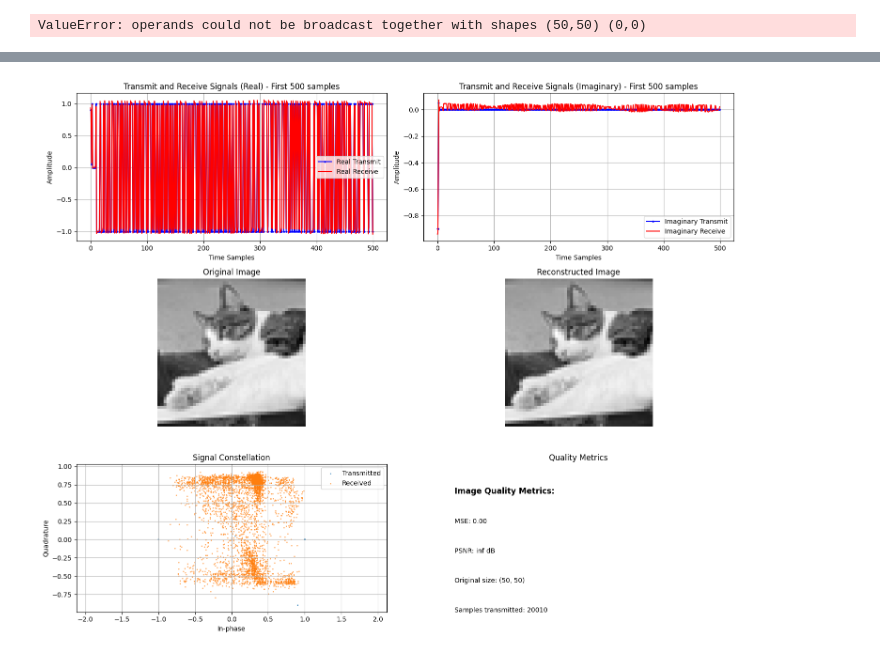
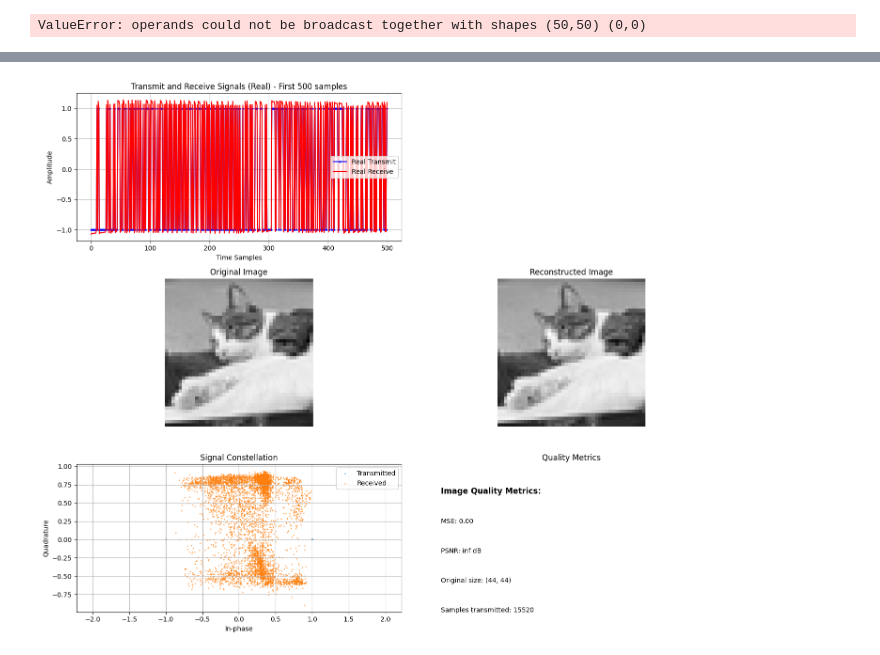
Before and after one commit to HeckerWithAHat/PlutoSDR-Exhaustive-Search, a Jupyter notebook: simulations/send_image.ipynb, the cells around one changed output, grey strips where cells are left out. Saved outputs shown, nothing was run; the diff lists cells and outputs as text; code cells hidden in the pictures.

Commit message:
new method of sending image information

```diff
--- a/simulations/send_image.ipynb
+++ b/simulations/send_image.ipynb
@@ -28,7 +28,7 @@ T = ts * sps  # time between data symbols (seconds per symbol)
 # ---------------------------------------------------------------
 # Initialize transmitter and receiver.
 # ---------------------------------------------------------------
-tx = Pluto("usb:2.34.5")  # change to your Pluto device
+tx = Pluto("usb:2.9.5")  # change to your Pluto device
 tx.tx_gain = 90  # set the transmitter gain
 
 rx = tx
@@ -794,24 +804,30 @@ def bits_to_image(bits, image_size):
     return Image.fromarray(img_array, mode='L')
 # %%
 image_path = "../files/image.jpg"
-max_bits = 20000
 
-bitstream, img_size = image_to_bits(image_path, max_bits)
-transmit_signal = bits_to_signal(bitstream, img_size, max_bits)
+bitstream, original_size = image_to_bits(image_path, max_bits=16000)
+transmit_signal = bits_to_signal(bitstream, original_size, max_bits=16000)
 
 print(f"Encoded signal length: {len(transmit_signal)}")
 
 # ---- SDR TRANSMIT ----
-# system.transmit_signal(transmit_signal)  # your real SDR transmit here
+system.transmit_signal(transmit_signal)  # your real SDR transmit here
 
 # ---- SDR RECEIVE ----
-# receive_signal = system.receive_signal()  # your real SDR receive here
+receive_signal = system.receive_signal()  # your real SDR receive here
 
 # For testing, simulate perfect channel:
-receive_signal = transmit_signal.copy()
+# receive_signal = transmit_signal.copy()
 
-received_bits = signal_to_bits(receive_signal, img_size, max_bits)
-reconstructed_image = bits_to_image(received_bits, img_size)
+received_bits = signal_to_bits(receive_signal)
+
+metadata_samples = np.real(receive_signal[:32])
+metadata_bits = (metadata_samples > 0).astype(int)
+width = bits_to_int(metadata_bits[:16])
+height = bits_to_int(metadata_bits[16:32])
+detected_size = (width, height)
+
+reconstructed_image = bits_to_image(received_bits, detected_size)
 
 # Show original and reconstructed images
 original_image = Image.open(image_path).convert('L')
@@ -849,16 +872,6 @@ plt.subplot(3, 2, 1)
 plt.plot(np.real(transmit_signal[:500]), color="blue", marker="o", markersize=2, label="Real Transmit")
 plt.plot(np.real(receive_signal[:500]), color="red", label="Real Receive")
 plt.title("Transmit and Receive Signals (Real) - First 500 samples")
-plt.xlabel("Time Samples")
-plt.ylabel("Amplitude")
-plt.grid(True)
-plt.legend()
-
-# Plot signal comparison - Imaginary part
-plt.subplot(3, 2, 2)
-plt.plot(np.imag(transmit_signal[:500]), color="blue", marker="o", markersize=2, label="Imaginary Transmit")
-plt.plot(np.imag(receive_signal[:500]), color="red", label="Imaginary Receive")
-plt.title("Transmit and Receive Signals (Imaginary) - First 500 samples")
 plt.xlabel("Time Samples")
 plt.ylabel("Amplitude")
 plt.grid(True)
@@ -885,31 +898,31 @@ plt.ylabel('Quadrature')
 plt.title('Signal Constellation')
 plt.grid(True)
 plt.legend()
 plt.axis('equal')
 
 # Image quality metrics
 plt.subplot(3, 2, 6)
 original_array = np.array(original_image)
 reconstructed_array = np.array(reconstructed_image)
 
 # Calculate Mean Squared Error (MSE)
 mse = np.mean((original_array - reconstructed_array) ** 2)
 
 # Calculate Peak Signal-to-Noise Ratio (PSNR)
 if mse > 0:
     psnr = 20 * np.log10(255.0 / np.sqrt(mse))
 else:
     psnr = float('inf')
 
 plt.text(0.1, 0.8, "Image Quality Metrics:", fontsize=12, fontweight='bold')
 plt.text(0.1, 0.6, f"MSE: {mse:.2f}", fontsize=10)
 plt.text(0.1, 0.4, f"PSNR: {psnr:.2f} dB", fontsize=10)
 plt.text(0.1, 0.2, f"Original size: {original_size}", fontsize=10)
 plt.text(0.1, 0.0, f"Samples transmitted: {len(transmit_signal)}", fontsize=10)
 plt.axis('off')
 plt.title('Quality Metrics')
 
 plt.tight_layout()
 plt.show()
 # %% [output]
-[figure, old version]
+[figure, new version]
```
Also changed, not shown: parts of 3 cells of this notebook.
